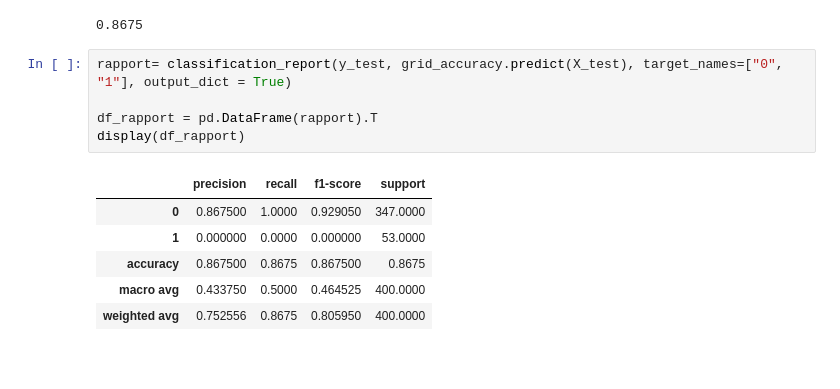
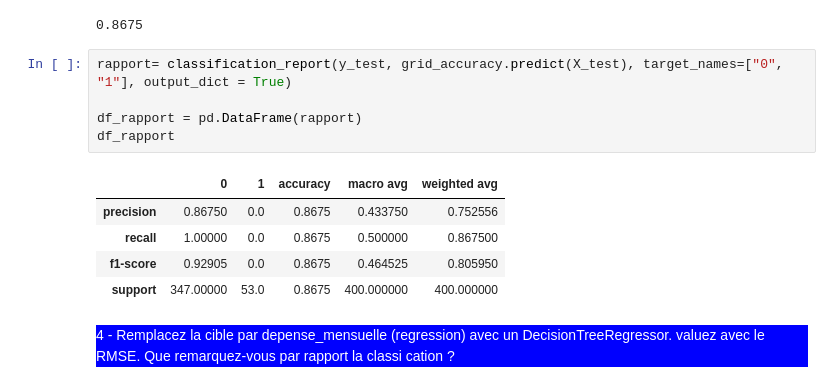
Before and after one commit to SAKPANI/Formation-Data_Science-et-Machine-Learning, a Jupyter notebook: Machine_Learning/MODELES/apprendre_modeles_ML.ipynb, the cells around one changed output. Drawn from its saved outputs; the diff is of its cells as text; blank space fills up the shorter version.

Commit message:
Fin de l'aprentissage du modele , DecisionTreeClassifier et DecisionTreeRegressor , et ajout du dossier contenant le cours sur les series temporelles

```diff
--- a/Machine_Learning/MODELES/apprendre_modeles_ML.ipynb
+++ b/Machine_Learning/MODELES/apprendre_modeles_ML.ipynb
@@ -491,12 +492,15 @@ accuracy_score(y_test, grid_accuracy.predict(X_test))
 # %%
 rapport= classification_report(y_test, grid_accuracy.predict(X_test), target_names=["0", "1"], output_dict = True)
 
-df_rapport = pd.DataFrame(rapport).T
-display(df_rapport)
+df_rapport = pd.DataFrame(rapport)
+df_rapport
 # %% [output]
-|  | precision | recall | f1-score | support |
-| 0 | 0.867500 | 1.0000 | 0.929050 | 347.0000 |
-| 1 | 0.000000 | 0.0000 | 0.000000 | 53.0000 |
-| accuracy | 0.867500 | 0.8675 | 0.867500 | 0.8675 |
-| macro avg | 0.433750 | 0.5000 | 0.464525 | 400.0000 |
-| weighted avg | 0.752556 | 0.8675 | 0.805950 | 400.0000 |
+|  | 0 | 1 | accuracy | macro avg | weighted avg |
+| precision | 0.86750 | 0.0 | 0.8675 | 0.433750 | 0.752556 |
+| recall | 1.00000 | 0.0 | 0.8675 | 0.500000 | 0.867500 |
+| f1-score | 0.92905 | 0.0 | 0.8675 | 0.464525 | 0.805950 |
+| support | 347.00000 | 53.0 | 0.8675 | 400.000000 | 400.000000 |
+# %% [markdown]
+<p style = "background : blue; color :white">4 -  Remplacez la cible par depense_mensuelle (regression) avec un
+DecisionTreeRegressor. valuez avec le RMSE. Que remarquez-vous par
+rapport la classi cation ?</p>
```
Also changed, not shown: parts of 13 cells of this notebook, 3 other files.
